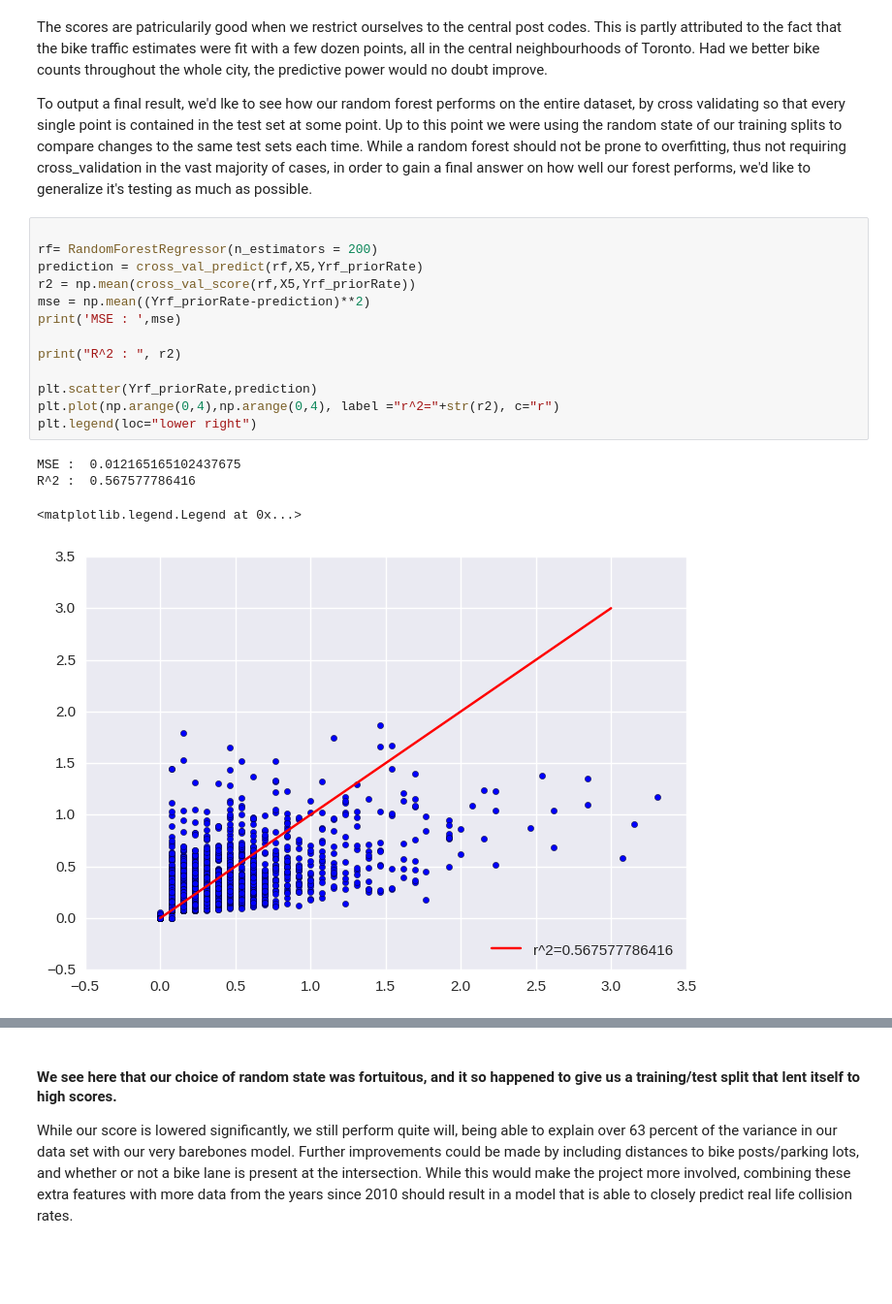
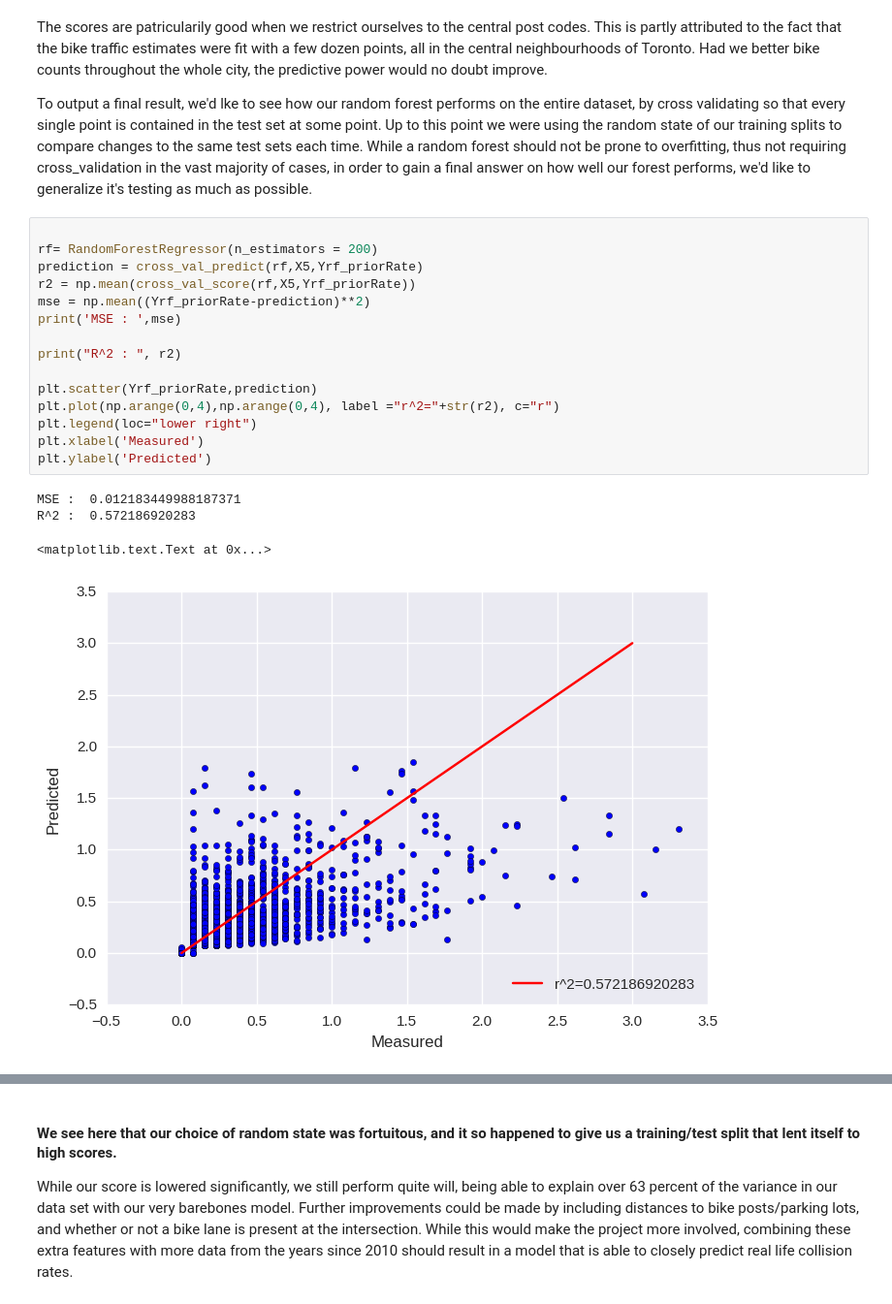
Before and after one commit to farfan92/SpringBoard-, a Jupyter notebook: CyclingProject.ipynb, the cells around one changed output, grey strips where cells are left out. Shown at 97% size. Cells and saved outputs as stored; diff of their text form; blank space fills up the shorter version.

```diff
--- a/CyclingProject.ipynb
+++ b/CyclingProject.ipynb
@@ -2075,21 +2134,23 @@ While a random forest should not be prone to overfitting, thus not requiring cro
 # %%
 
 rf= RandomForestRegressor(n_estimators = 200)
 prediction = cross_val_predict(rf,X5,Yrf_priorRate)
 r2 = np.mean(cross_val_score(rf,X5,Yrf_priorRate))
 mse = np.mean((Yrf_priorRate-prediction)**2)
 print('MSE : ',mse)
 
 print("R^2 : ", r2)
 
 plt.scatter(Yrf_priorRate,prediction)
 plt.plot(np.arange(0,4),np.arange(0,4), label ="r^2="+str(r2), c="r")
 plt.legend(loc="lower right")
+plt.xlabel('Measured')
+plt.ylabel('Predicted')
 # %% [output]
-MSE :  0.012165165102437675
-R^2 :  0.567577786416
+MSE :  0.012183449988187371
+R^2 :  0.572186920283
-<matplotlib.legend.Legend at 0x...>
+<matplotlib.text.Text at 0x...>
-[figure, old version]
+[figure, new version]
 # %%
 
 rf_c= RandomForestRegressor(n_estimators = 200)
```
Also changed, not shown: parts of 25 cells of this notebook.
